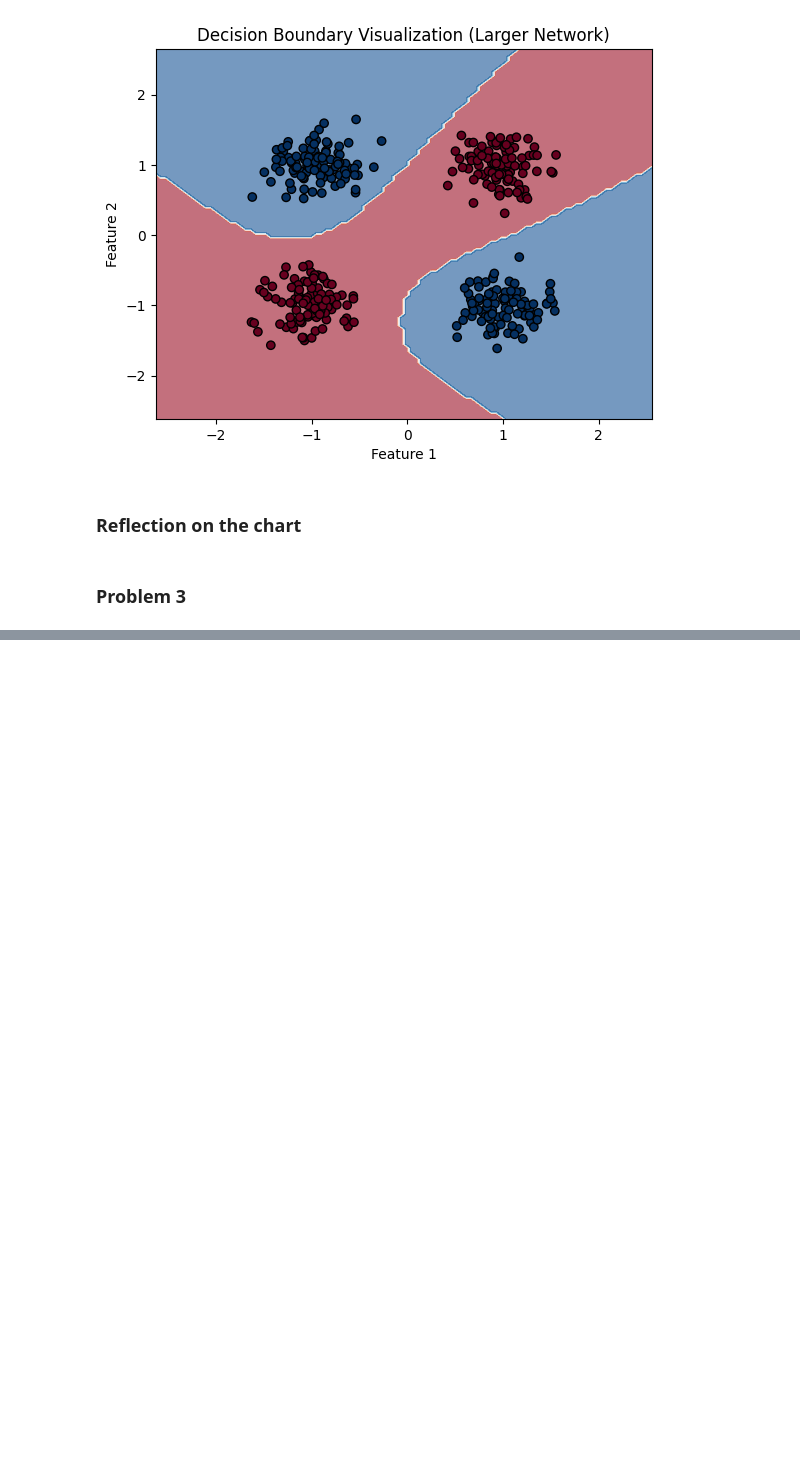
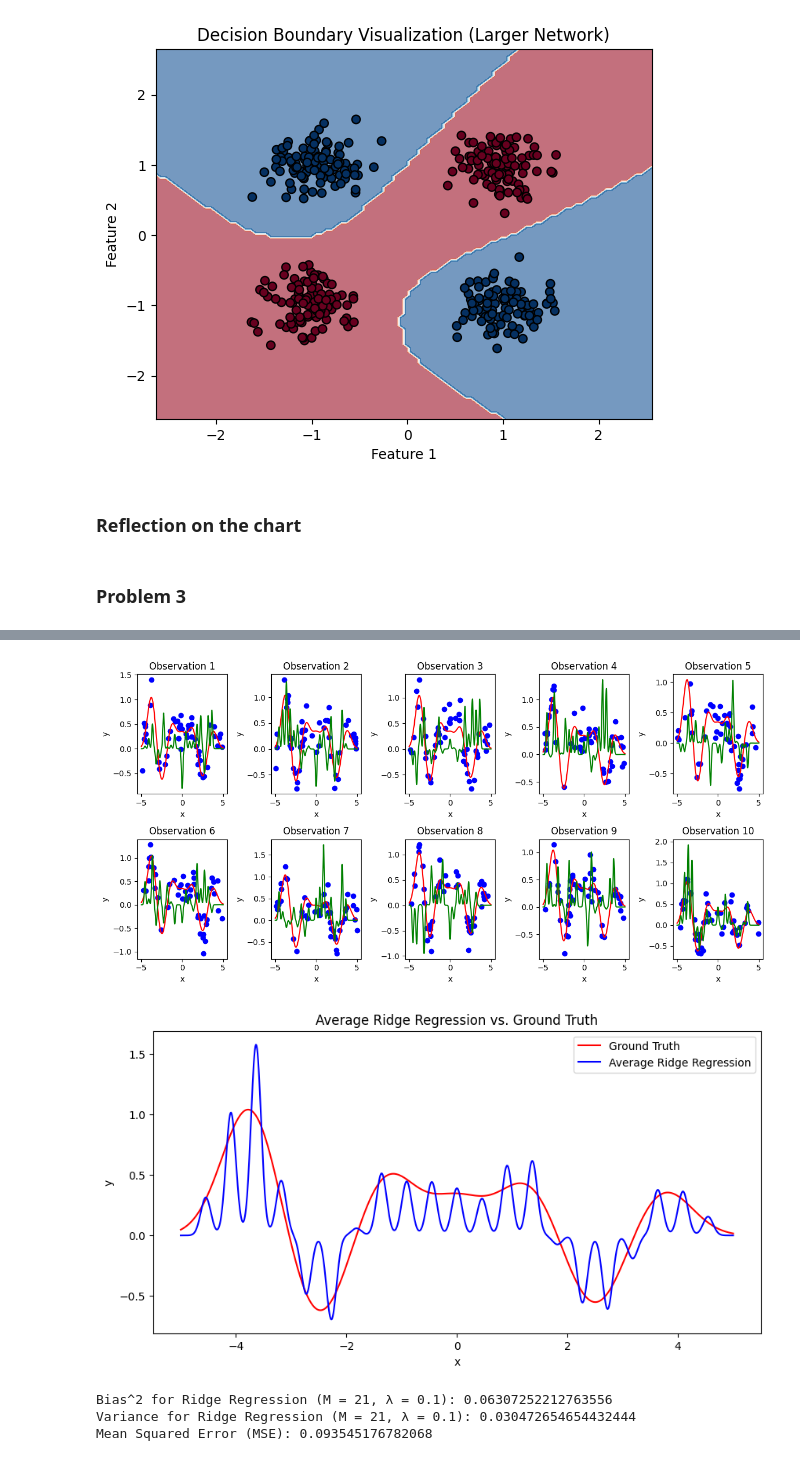
Before and after one commit to mukhsadr/assignments-data, a Jupyter notebook: HWA1.ipynb, the cells around one changed output, grey strips where cells are left out. Drawn from its saved outputs; the diff is of its cells as text; code cells hidden in the pictures; blank space fills up the shorter version.

```diff
--- a/HWA1.ipynb
+++ b/HWA1.ipynb
@@ -506,0 +684,78 @@ ValueError: operands could not be broadcast together with shapes (10,50,2) (1000
+# %%
+import numpy as np
+import matplotlib.pyplot as plt
+
+# Regularization parameter
+lambda_reg = 0.1
+
+# Recompute Phi matrix for M = 21
+M = 21
+mu = np.linspace(-5, 5, M + 2)[1:-1]
+s = 2 / (M + 1)
+
+# Ridge Regression weights computation
+def ridge_regression(Phi, y, lambda_reg):
+    identity_matrix = np.eye(Phi.shape[1])
+    return np.linalg.inv(Phi.T @ Phi + lambda_reg * identity_matrix) @ Phi.T @ y
+
+# Compute Phi matrix and perform regression for all 10 observations
+predictions_ridge = []
+for obs in data:
+    x_obs = obs[:, 0]
+    y_obs = obs[:, 1]
+    Phi = np.exp(-(x_obs[:, None] - mu[None, :]) ** 2 / (2 * s ** 2))
+    w_ridge = ridge_regression(Phi, y_obs, lambda_reg)
+    predictions_ridge.append((Phi @ w_ridge).flatten())
+
+# Generate plots for individual regressions
+plt.figure(figsize=(12, 6))
+x_obs_grid = ground_truth[0]
+Phi_grid = np.exp(-(x_obs_grid[:, None] - mu[None, :]) ** 2 / (2 * s ** 2))
+
+for i in range(10):
+    plt.subplot(2, 5, i + 1)
+    plt.scatter(data[i][:, 0], data[i][:, 1], color="blue", label="Data points")
+    plt.plot(ground_truth[0], ground_truth[1], color="red", label="Ground Truth")
+    plt.plot(ground_truth[0], Phi_grid @ ridge_regression(Phi, data[i][:, 1], lambda_reg),
+             color="green", label="Ridge Regression")
+    plt.title(f"Observation {i+1}")
+    plt.xlabel("x")
+    plt.ylabel("y")
+plt.tight_layout()
+plt.show()
+
+# Average regression
+average_ridge_reg = np.mean(
+    [Phi_grid @ ridge_regression(np.exp(-(obs[:, 0][:, None] - mu[None, :]) ** 2 / (2 * s ** 2)),
+                                obs[:, 1], lambda_reg)
+     for obs in data], axis=0)
+
+# Plot average regression vs. ground truth
+plt.figure(figsize=(10, 5))
+plt.plot(ground_truth[0], ground_truth[1], color="red", label="Ground Truth")
+plt.plot(ground_truth[0], average_ridge_reg, color="blue", label="Average Ridge Regression")
+plt.title("Average Ridge Regression vs. Ground Truth")
+plt.xlabel("x")
+plt.ylabel("y")
+plt.legend()
+plt.show()
+
+# Bias and Variance calculations
+bias_ridge = np.mean((average_ridge_reg - ground_truth[1]) ** 2)
+variance_ridge = np.mean(
+    np.var(
+        [Phi_grid @ ridge_regression(np.exp(-(obs[:, 0][:, None] - mu[None, :]) ** 2 / (2 * s ** 2)),
+                                    obs[:, 1], lambda_reg)
+         for obs in data], axis=0)
+)
+mse_ridge = bias_ridge + variance_ridge
+
+print(f"Bias^2 for Ridge Regression (M = 21, λ = {lambda_reg}): {bias_ridge}")
+print(f"Variance for Ridge Regression (M = 21, λ = {lambda_reg}): {variance_ridge}")
+print(f"Mean Squared Error (MSE): {mse_ridge}")
+# %% [output]
+[figure, added]
+[figure, added]
+Bias^2 for Ridge Regression (M = 21, λ = 0.1): 0.06307252212763556
+Variance for Ridge Regression (M = 21, λ = 0.1): 0.030472654654432444
+Mean Squared Error (MSE): 0.093545176782068
```
Also changed, not shown: parts of 11 cells of this notebook.
